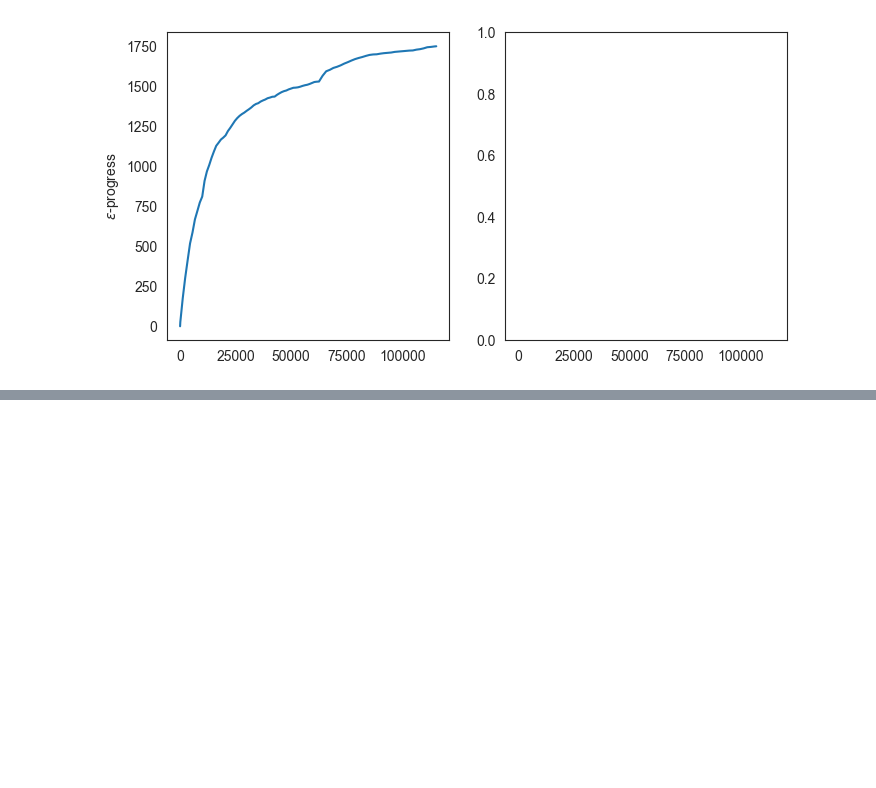
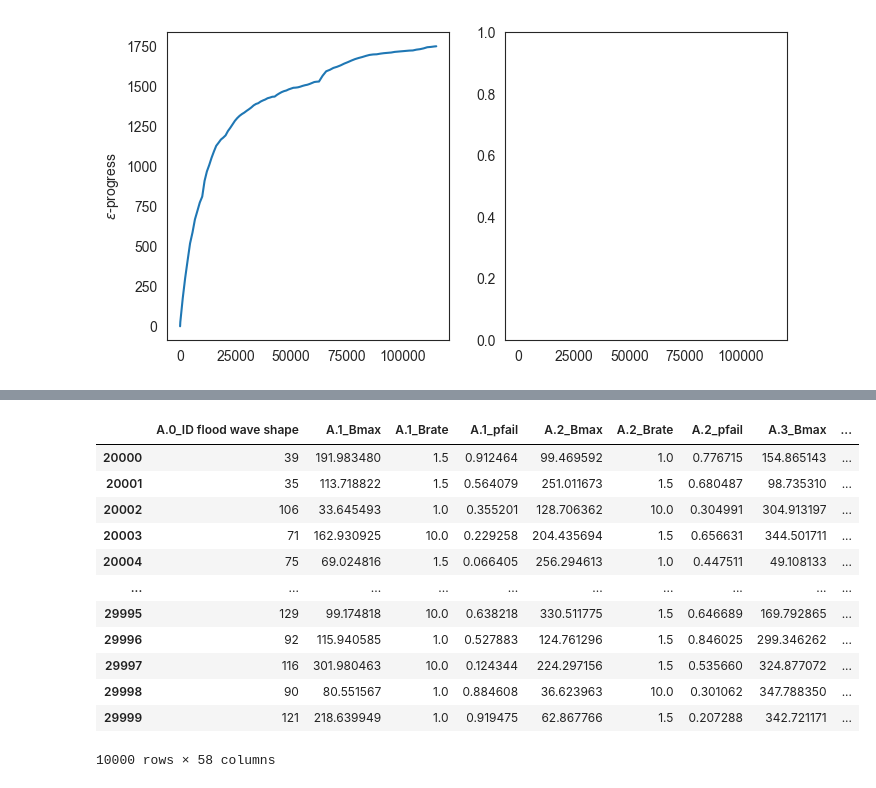
Before and after one commit to JulianvanRie/EPA141A-Model-based-decision-making, a Jupyter notebook: final assignment/Optimise.ipynb, the cells around one changed output, grey strips where cells are left out. Saved outputs shown, nothing was run; the diff lists cells and outputs as text; code cells hidden in the pictures; blank space fills up the shorter version.

```diff
--- a/final assignment/Optimise.ipynb
+++ b/final assignment/Optimise.ipynb
@@ -753,0 +1073,16 @@ NameError: name 'hypervolume' is not defined
+# %%
+all[all['policy'] == '301']
+# %% [output]
+|  | A.0_ID flood wave shape | A.1_Bmax | A.1_Brate | A.1_pfail | A.2_Bmax | A.2_Brate | A.2_pfail | A.3_Bmax | ... |
+| 20000 | 39 | 191.983480 | 1.5 | 0.912464 | 99.469592 | 1.0 | 0.776715 | 154.865143 | ... |
+| 20001 | 35 | 113.718822 | 1.5 | 0.564079 | 251.011673 | 1.5 | 0.680487 | 98.735310 | ... |
+| 20002 | 106 | 33.645493 | 1.0 | 0.355201 | 128.706362 | 10.0 | 0.304991 | 304.913197 | ... |
+| 20003 | 71 | 162.930925 | 10.0 | 0.229258 | 204.435694 | 1.5 | 0.656631 | 344.501711 | ... |
+| 20004 | 75 | 69.024816 | 1.5 | 0.066405 | 256.294613 | 1.0 | 0.447511 | 49.108133 | ... |
+| ... | ... | ... | ... | ... | ... | ... | ... | ... | ... |
+| 29995 | 129 | 99.174818 | 10.0 | 0.638218 | 330.511775 | 1.5 | 0.646689 | 169.792865 | ... |
+| 29996 | 92 | 115.940585 | 1.0 | 0.527883 | 124.761296 | 1.5 | 0.846025 | 299.346262 | ... |
+| 29997 | 116 | 301.980463 | 10.0 | 0.124344 | 224.297156 | 1.5 | 0.535660 | 324.877072 | ... |
+| 29998 | 90 | 80.551567 | 1.0 | 0.884608 | 36.623963 | 10.0 | 0.301062 | 347.788350 | ... |
+| 29999 | 121 | 218.639949 | 1.0 | 0.919475 | 62.867766 | 1.5 | 0.207288 | 342.721171 | ... |
+10000 rows × 58 columns
```
Also changed, not shown: parts of 24 cells of this notebook, 5 other files.
